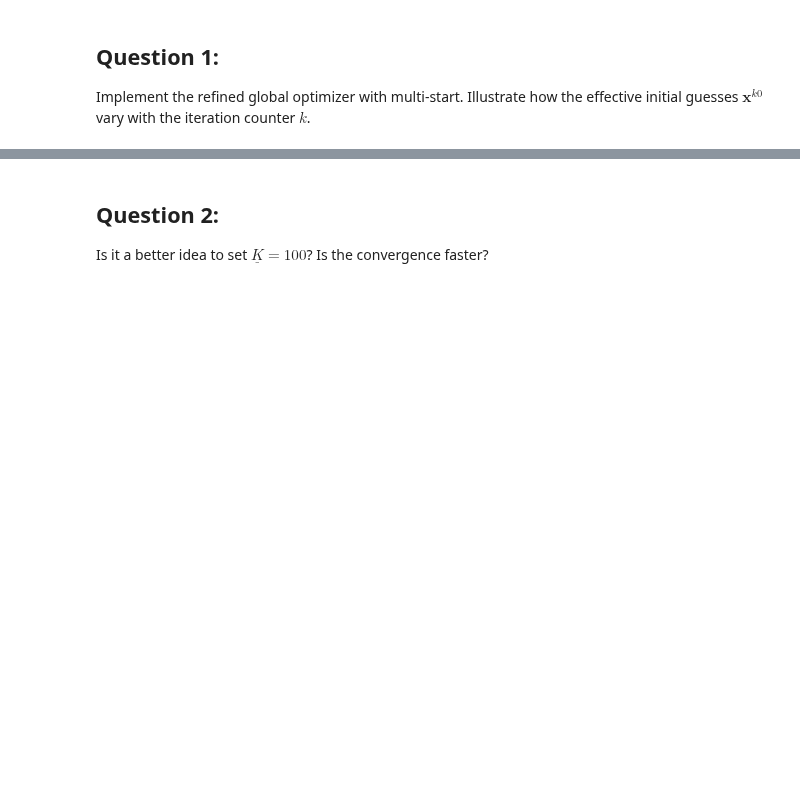
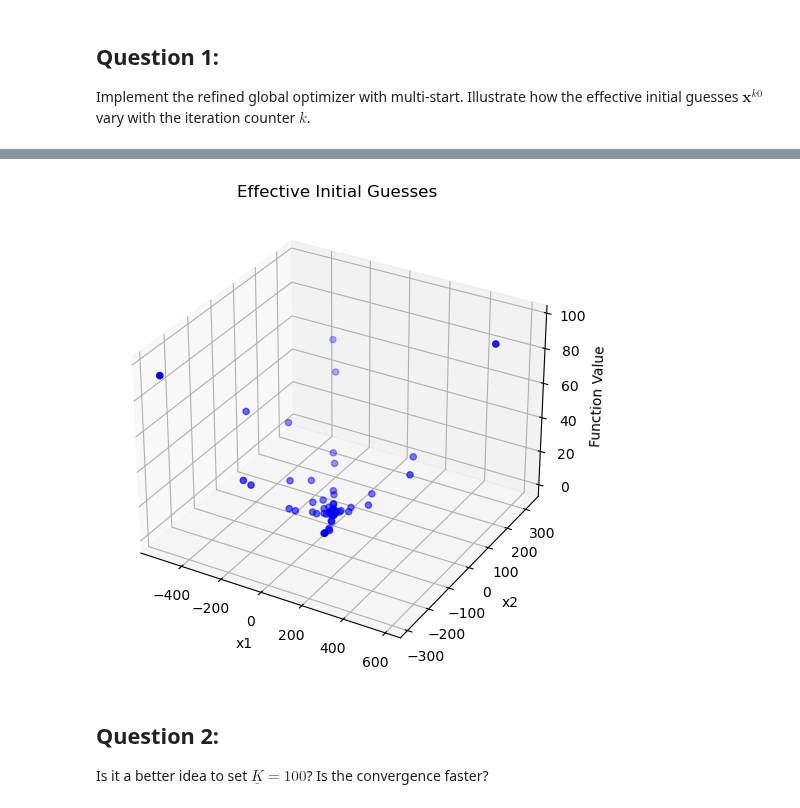
Before and after one commit to NumEconCopenhagen/projects-2023-leif, a Jupyter notebook: Examproject/Exam-2023-notebook.ipynb, the cells around one changed output, grey strips where cells are left out. Saved outputs shown, nothing was run; the diff lists cells and outputs as text; code cells hidden in the pictures; blank space fills up the shorter version.

```diff
--- a/Examproject/Exam-2023-notebook.ipynb
+++ b/Examproject/Exam-2023-notebook.ipynb
@@ -585,0 +738,89 @@ x2 = -0.0000
+# %%
+# We firstly define the Griewank function
+def griewank(x):
+    x = np.array(x)  # Convert input to NumPy array
+    n = len(x)
+    sum_term = np.sum(x**2 / 4000)
+    prod_term = np.prod(np.cos(x / np.sqrt(np.arange(1, n + 1))))
+    return sum_term - prod_term + 1
+
+# Refined global optimizer with multi-start
+def refined_global_optimizer(bounds, tolerance, warmup_iterations, max_iterations):
+    x_star = np.zeros(len(bounds))  # Initialize x_star as a zero vector
+    f_star = np.inf
+
+    for k in range(max_iterations):
+        # Step 3.A: Draw random x^k uniformly within chosen bounds
+        x_k = np.random.uniform(bounds[:, 0], bounds[:, 1])
+
+        if k >= warmup_iterations:
+            # Step 3.C: Calculate chi^k
+            chi_k = 0.5 * 2 / (1 + np.exp((k - warmup_iterations) / 100))
+
+            # Step 3.D: Calculate x_k0
+            x_k0 = chi_k * x_k + (1 - chi_k) * x_star
+
+            # Step 3.E: Run optimizer with x_k0 as initial guess
+            res = minimize(griewank, x_k0, method='BFGS', tol=tolerance)
+            x_k_star = res.x
+            f_k_star = res.fun
+
+            # Step 3.F: Update x_star and f_star
+            if k == warmup_iterations or f_k_star < f_star:
+                x_star = x_k_star
+                f_star = f_k_star
+
+        # Step 3.G: Check if f_star is below tolerance
+        if f_star < tolerance:
+            break
+
+    return x_star
+
+# Set the parameters and bounds
+bounds = np.array([[-600, 600], [-600, 600]])
+tolerance = 1e-8
+warmup_iterations = 10
+max_iterations = 1000
+
+# Run the refined global optimizer
+x_star = refined_global_optimizer(bounds, tolerance, warmup_iterations, max_iterations)
+
+# Print the optimal solution
+print("Optimal solution:")
+print(f"x1 = {x_star[0]:.4f}")
+print(f"x2 = {x_star[1]:.4f}")
+
+# Plotting the effective initial guesses x_k0
+effective_initial_guesses = []
+
+for k in range(max_iterations):
+    if k < warmup_iterations:
+        effective_initial_guesses.append(np.random.uniform(bounds[:, 0], bounds[:, 1]))
+    else:
+        chi_k = 0.5 * 2 / (1 + np.exp((k - warmup_iterations) / 100))
+        x_k0 = chi_k * effective_initial_guesses[k-warmup_iterations] + (1 - chi_k) * x_star
+        effective_initial_guesses.append(x_k0)
+
+
+# Convert the list to a numpy array for plotting
+effective_initial_guesses = np.array(effective_initial_guesses)
+
+# Plotting the effective initial guesses in 3D
+fig = plt.figure(figsize=(8, 6))
+ax = fig.add_subplot(111, projection='3d')
+
+x1 = effective_initial_guesses[:, 0]
+x2 = effective_initial_guesses[:, 1]
+z = [griewank([x, y]) for x, y in zip(x1, x2)]
+
+ax.scatter(x1, x2, z, c='b', marker='o')
+ax.scatter(x_star[0], x_star[1], griewank(x_star), c='r', marker='x')
+
+ax.set_xlabel('x1')
+ax.set_ylabel('x2')
+ax.set_zlabel('Function Value')
+ax.set_title('Effective Initial Guesses')
+
+plt.grid(True)
+plt.show()
+# %% [output]
@@ -586,3 +830,4 @@ x2 = -0.0000
+[figure, added]
 # %% [markdown]
 ## Question 2:
 Is it a better idea to set $\underline{K} = 100$? Is the convergence faster?
```
Also changed, not shown: parts of 19 cells of this notebook, 1 other file.
